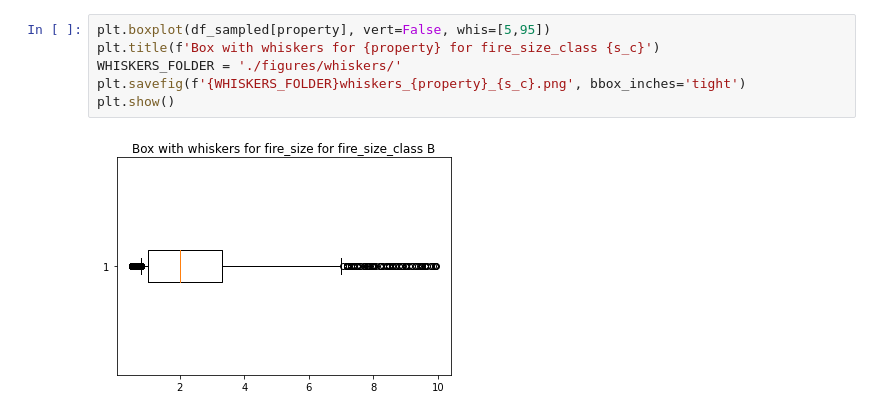
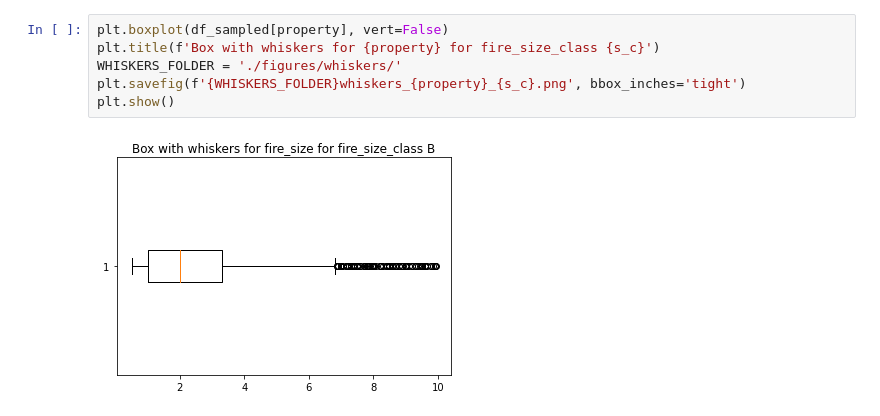
Before and after one commit to PatrykStronski/MultivariateAnalysis_Task1, a Jupyter notebook: fire_size_b.ipynb, the cells around one changed output. Cells and saved outputs as stored; diff of their text form.

```diff
--- a/fire_size_b.ipynb
+++ b/fire_size_b.ipynb
@@ -78,8 +78,8 @@ FOR norm: Kolmogorov-Smirnoff test result KstestResult(statistic=0.48, pvalue=1.
 # %%
-plt.boxplot(df_sampled[property], vert=False, whis=[5,95])
+plt.boxplot(df_sampled[property], vert=False)
 plt.title(f'Box with whiskers for {property} for fire_size_class {s_c}')
 WHISKERS_FOLDER = './figures/whiskers/'
 plt.savefig(f'{WHISKERS_FOLDER}whiskers_{property}_{s_c}.png', bbox_inches='tight')
 plt.show()
 # %% [output]
-[figure, old version]
+[figure, new version]
```
Also changed, not shown: parts of 4 cells of this notebook, 6 other files.
